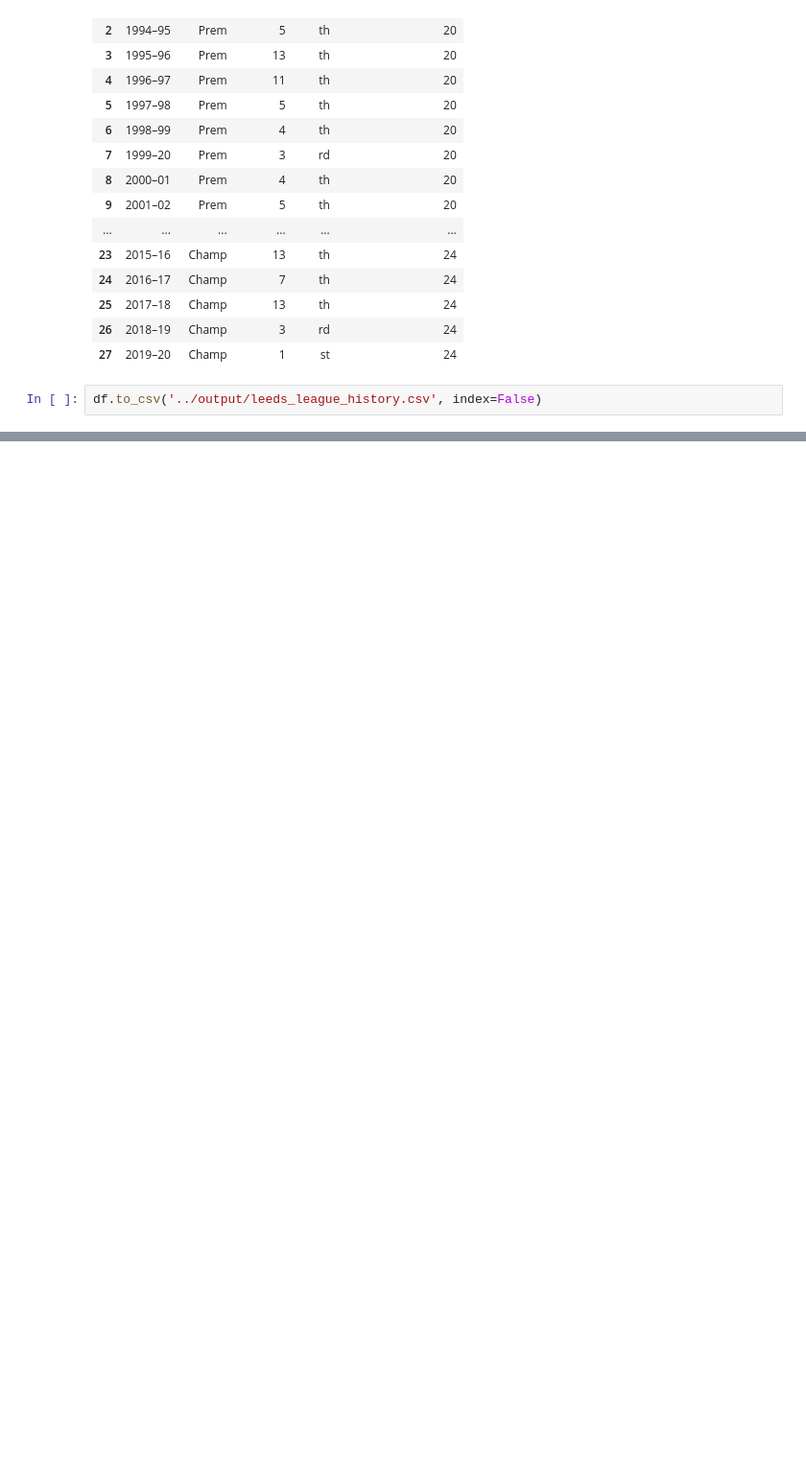
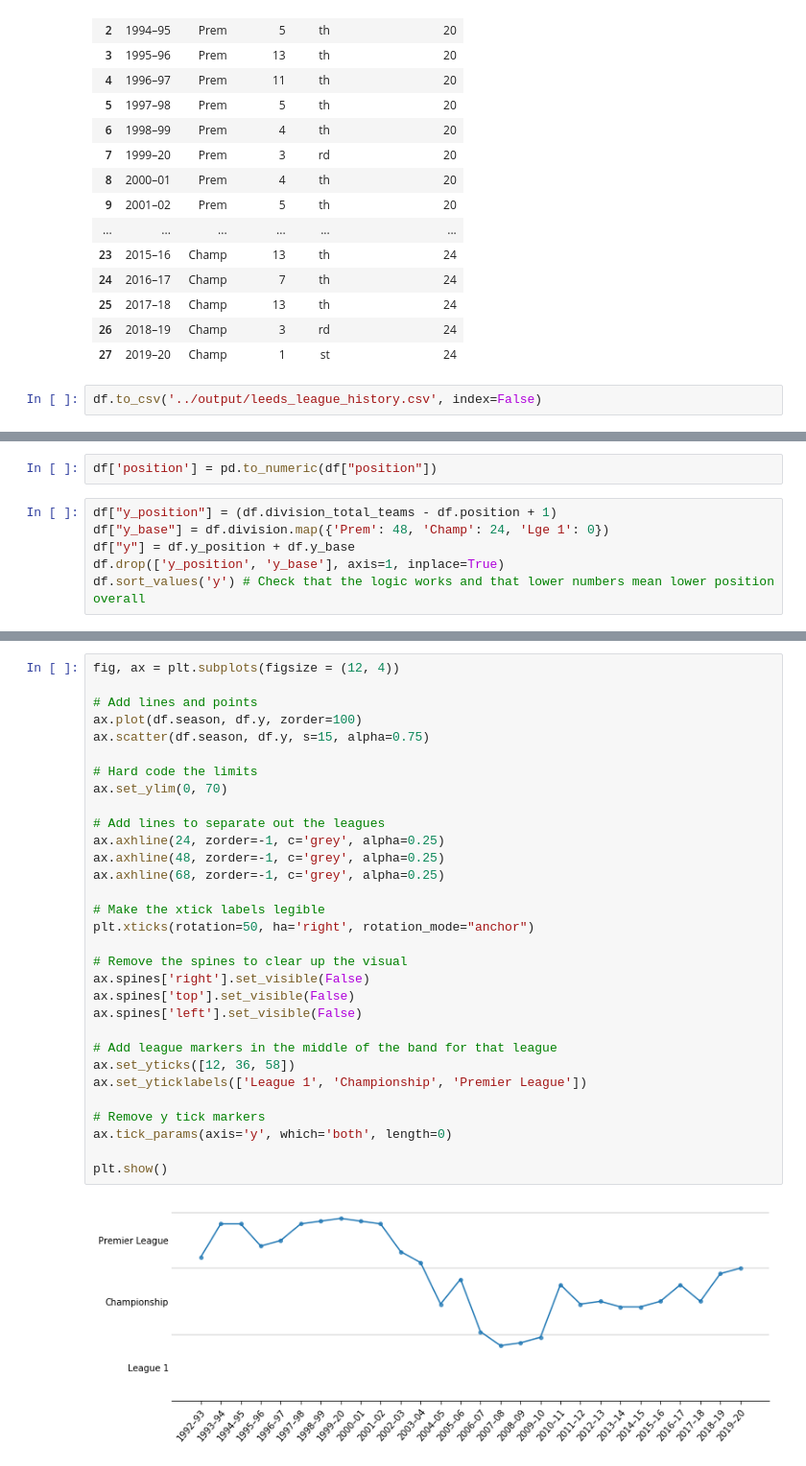
Before and after one commit to willcanniford/python-web-scraping, a Jupyter notebook: notebooks/leeds_league_history.ipynb, the cells around one changed output, grey strips where cells are left out. Shown at 96% size. Cells and saved outputs as stored; diff of their text form; blank space fills up the shorter version.

Commit message:
Add visualisation of the league history
- Plot the final league positions since 1992 across leagues to show Leeds' journey

```diff
--- a/notebooks/leeds_league_history.ipynb
+++ b/notebooks/leeds_league_history.ipynb
@@ -151,0 +174,8 @@ df.to_csv('../output/leeds_league_history.csv', index=False)
+# %%
+df['position'] = pd.to_numeric(df["position"])
+# %%
+df["y_position"] = (df.division_total_teams - df.position + 1)
+df["y_base"] = df.division.map({'Prem': 48, 'Champ': 24, 'Lge 1': 0})
+df["y"] = df.y_position + df.y_base
+df.drop(['y_position', 'y_base'], axis=1, inplace=True)
+df.sort_values('y') # Check that the logic works and that lower numbers mean lower position overall
@@ -151,0 +200,33 @@ df.to_csv('../output/leeds_league_history.csv', index=False)
+# %%
+fig, ax = plt.subplots(figsize = (12, 4))
+
+# Add lines and points
+ax.plot(df.season, df.y, zorder=100)
+ax.scatter(df.season, df.y, s=15, alpha=0.75)
+
+# Hard code the limits
+ax.set_ylim(0, 70)
+
+# Add lines to separate out the leagues
+ax.axhline(24, zorder=-1, c='grey', alpha=0.25)
+ax.axhline(48, zorder=-1, c='grey', alpha=0.25)
+ax.axhline(68, zorder=-1, c='grey', alpha=0.25)
+
+# Make the xtick labels legible
+plt.xticks(rotation=50, ha='right', rotation_mode="anchor")
+
+# Remove the spines to clear up the visual
+ax.spines['right'].set_visible(False)
+ax.spines['top'].set_visible(False)
+ax.spines['left'].set_visible(False)
+
+# Add league markers in the middle of the band for that league
+ax.set_yticks([12, 36, 58])
+ax.set_yticklabels(['League 1', 'Championship', 'Premier League'])
+
+# Remove y tick markers
+ax.tick_params(axis='y', which='both', length=0)
+
+plt.show()
+# %% [output]
+[figure, added]
```
Also changed, not shown: parts of 3 cells of this notebook.
